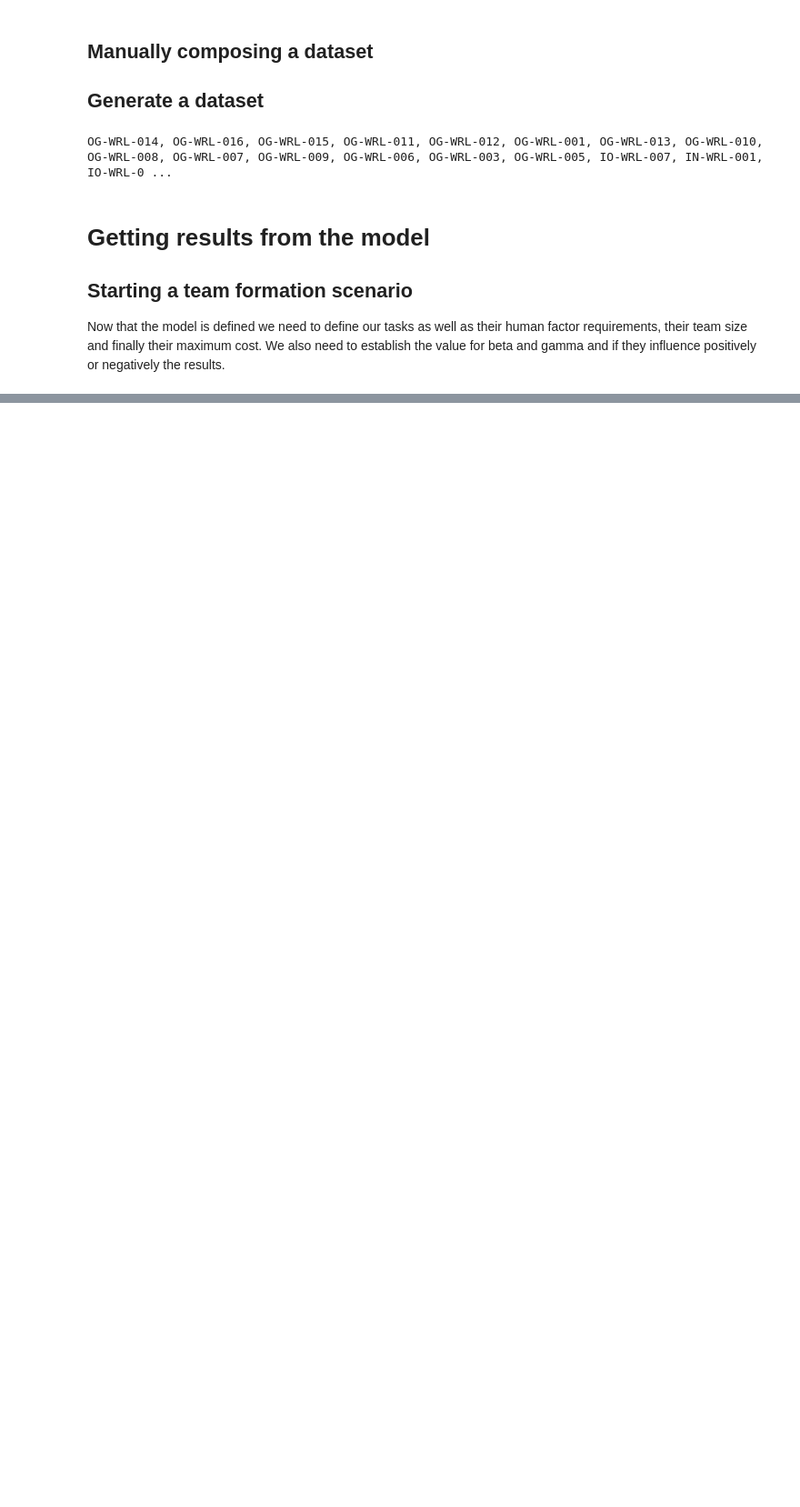
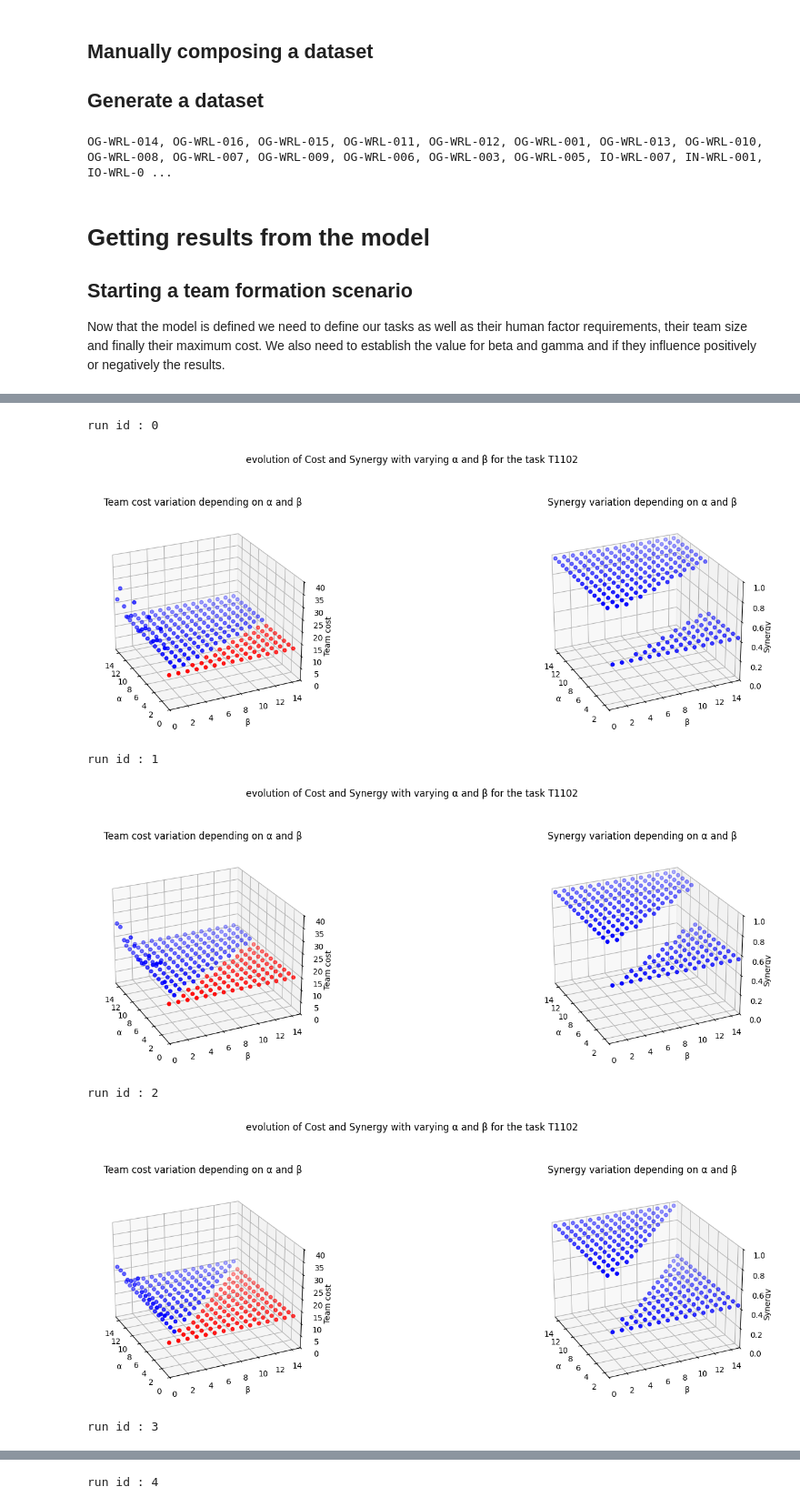
Before and after one commit to publitfp1/TeamFormationProblem_ConstraintProgramingApproach_NICEFrawework, a Jupyter notebook: TeamFormationDemo_NIST_Data.ipynb, the cells around one changed output, grey strips where cells are left out. Shown at 91% size. Drawn from its saved outputs; the diff is of its cells as text; code cells hidden in the pictures; blank space fills up the shorter version.

```diff
--- a/TeamFormationDemo_NIST_Data.ipynb
+++ b/TeamFormationDemo_NIST_Data.ipynb
@@ -549,0 +740,67 @@ if False :
+# %%
+# Plot runs
+
+idx = 0
+for data in runs:
+    print(f"run id : {idx}")
+    idx += 1
+
+    alpha =  [ a for a in range(0,data["alpha_samples"]) for b in range(0,data["beta_samples"])]
+    beta  =  [ b for a in range(0,data["alpha_samples"]) for b in range(0,data["beta_samples"])]
+
+    fig, (ax_cost, ax_syn) = plt.subplots(1,2, subplot_kw=dict(projection='3d'))
+
+    # Make legend, set axes limits and labels
+    ax_cost.set_title("Team cost variation depending on α and β")
+    ax_cost.set_xlim(data["alpha_samples"], 0)
+    ax_cost.set_ylim(0, data["beta_samples"])
+    ax_cost.set_zlim(0, 40)
+    ax_cost.set_xlabel('α')
+    ax_cost.set_ylabel('β')
+    ax_cost.set_zlabel('Team cost')
+    ax_cost.zaxis.labelpad = -2
+    ax_cost.zaxis.label_position = 'top'
+
+    cost  =  [r['t1102']["cost"] for r in data["solver_output"]]
+    lowest_cost = sorted(cost)[0]
+    highest_cost = sorted(cost)[-1]
+
+    ax_cost.scatter(alpha, beta, zs=cost, c=['red' if c == lowest_cost else 'blue' for c in cost], label='points in (x, z)')
+
+    # Customize the view angle so it's easier to see that the scatter points lie on the plane
+    ax_cost.view_init(elev=25., azim=-25, roll=0)
+
+    # Make legend, set axes limits and labels
+    ax_syn.set_title("Synergy variation depending on α and β")
+    ax_syn.set_xlim(data["alpha_samples"], 1)
+    ax_syn.set_ylim(0, data["beta_samples"])
+    ax_syn.set_zlim(0, 1)
+    ax_syn.set_xlabel('α')
+    ax_syn.set_ylabel('β')
+    ax_syn.set_zlabel('Synergy')
+    ax_syn.zaxis.labelpad = -2
+    ax_syn.zaxis.label_position = 'top'
+
+    synergies  =  [mean([data["workforce_synergies"][o1,o2] for o1 in r['t1102']['team'] for o2 in r['t1102']['team']]) for r in data["solver_output"]]
+    highest_synergies = sorted(synergies)
+
+    ax_syn.scatter(alpha, beta, zs=synergies, c=['red' if c == highest_synergies else 'blue' for c in synergies], label='points in (x, z)')
+
+    # Customize the view angle so it's easier to see that the scatter points lie
+    # on the plane y=0
+    ax_syn.view_init(elev=25., azim=-25, roll=0)
+
+    fig.suptitle("evolution of Cost and Synergy with varying α and β for the task T1102" )
+    fig.set_figwidth(15)
+    fig.set_figheight(6)
+    plt.subplots_adjust(wspace=1)
+
+    plt.show()
+# %% [output]
+run id : 0
+[figure, added]
+run id : 1
+[figure, added]
+run id : 2
+[figure, added]
+run id : 3
@@ -549,0 +808 @@ if False :
+run id : 4
```
Also changed, not shown: parts of 22 cells of this notebook, 12 other files.
